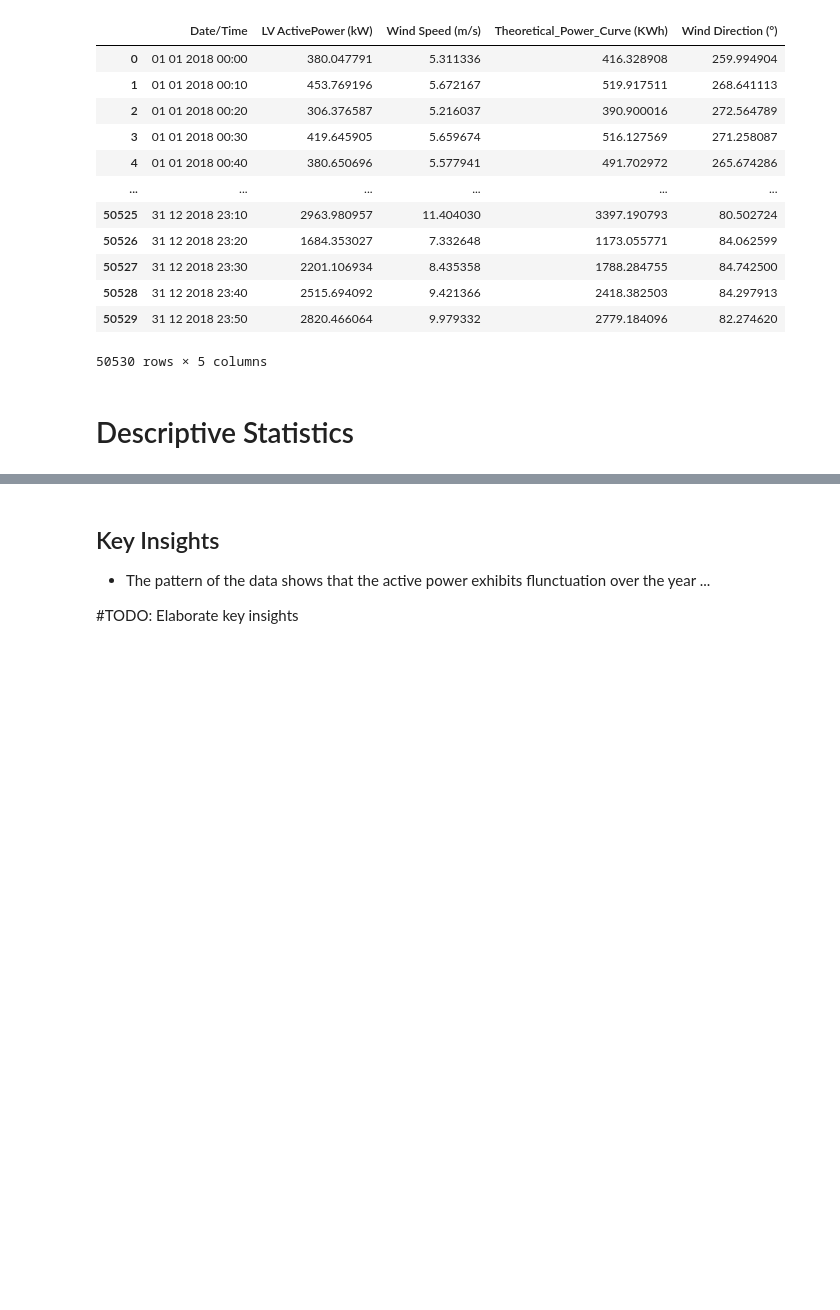
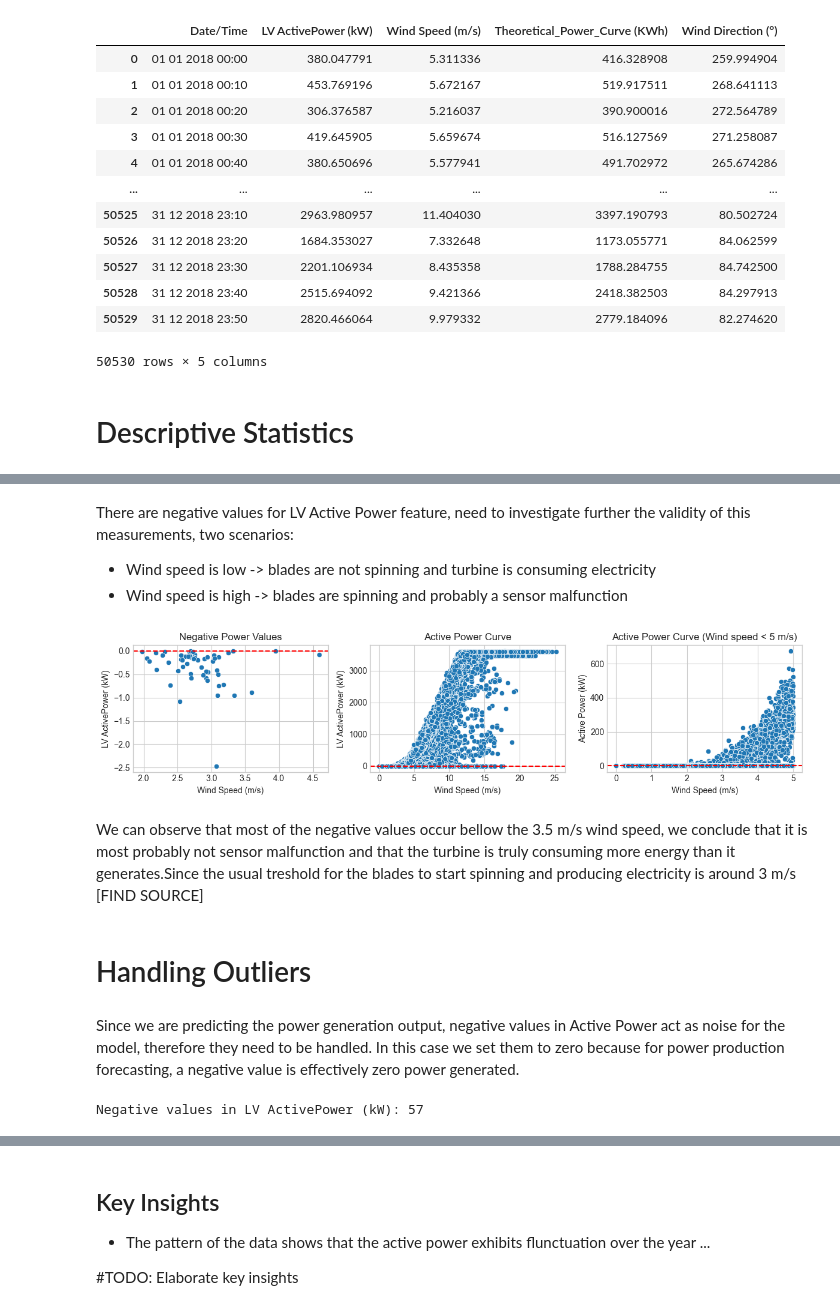
Before and after one commit to JotaN98/MScDataScience_AI, a Jupyter notebook: Final Project/final_project.ipynb, the cells around one changed output, grey strips where cells are left out. Saved outputs shown, nothing was run; the diff lists cells and outputs as text; code cells hidden in the pictures; blank space fills up the shorter version.

Commit message:
Exploratory Data Analysis completed

```diff
--- a/Final Project/final_project.ipynb
+++ b/Final Project/final_project.ipynb
@@ -52,7 +55,3 @@ df
 50530 rows × 5 columns
 # %% [markdown]
 # Descriptive Statistics
-# %%
-df = df.set_index('Date/Time')
-df.index = pd.to_datetime(df.index,dayfirst=True, errors='coerce')
-df.describe()
@@ -68,0 +85,36 @@ df.describe()
+# %% [markdown]
+There are negative values for LV Active Power feature, need to investigate further the validity of this measurements, two scenarios:
+* Wind speed is low -> blades are not spinning and turbine is consuming electricity
+* Wind speed is high -> blades are spinning and probably a sensor malfunction
+# %%
+fig, ax = plt.subplots(1, 3, figsize=(12, 3))
+sns.scatterplot(data=df[df['LV ActivePower (kW)'] < 0], x='Wind Speed (m/s)', y='LV ActivePower (kW)', ax=ax[0])
+ax[0].set_title('Negative Power Values')
+ax[0].axhline(0, color='red', linestyle='--')
+
+sns.scatterplot(data=df, x='Wind Speed (m/s)', y='LV ActivePower (kW)', ax=ax[1])
+ax[1].set_title('Active Power Curve')
+ax[1].axhline(0, color='red', linestyle='--')
+
+sns.scatterplot(data=df[df['Wind Speed (m/s)'] < 5], x='Wind Speed (m/s)', y='LV ActivePower (kW)', ax=ax[2])
+ax[2].set_title('Active Power Curve (Wind speed < 5 m/s)')
+ax[2].axhline(0, color='red', linestyle='--')
+
+plt.xlabel("Wind Speed (m/s)")
+plt.ylabel("Active Power (kW)")
+plt.legend()
+plt.tight_layout()
+plt.show()
+# %% [output]
+[figure, added]
+# %% [markdown]
+We can observe that most of the negative values occur bellow the 3.5 m/s wind speed, we conclude that it is most probably not sensor malfunction and that the turbine is truly consuming more energy than it generates.Since the usual treshold for the blades to start spinning and producing electricity is around 3 m/s [FIND SOURCE]
+# %% [markdown]
+# Handling Outliers
+# %% [markdown]
+Since we are predicting the power generation output, negative values in Active Power act as noise for the model, therefore they need to be handled. In this case we set them to zero because for power production forecasting, a negative value is effectively zero power generated.
+# %%
+negative_values = (df['LV ActivePower (kW)'] < 0).sum()
+print('Negative values in LV ActivePower (kW):',negative_values)
+# %% [output]
+Negative values in LV ActivePower (kW): 57
```
Also changed, not shown: parts of 44 cells of this notebook.
